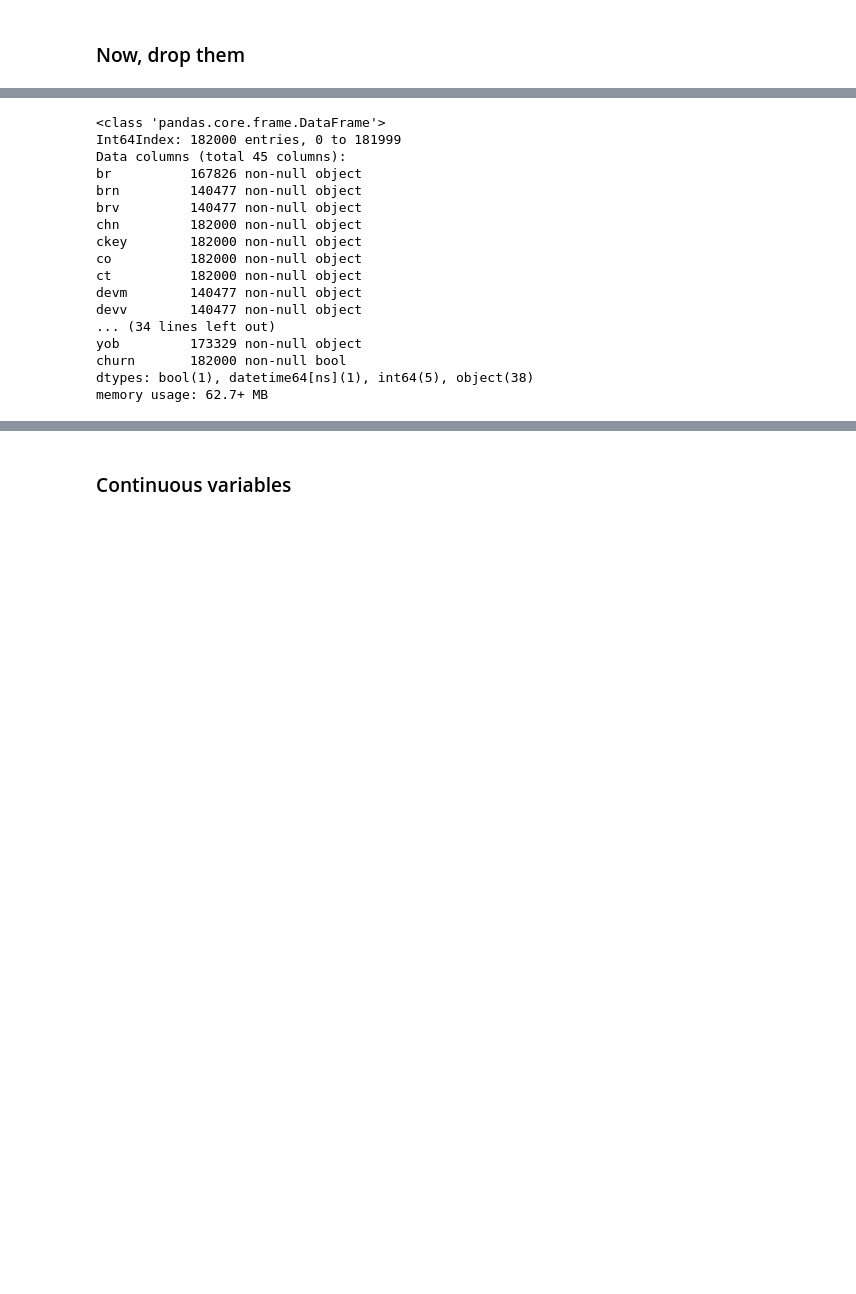
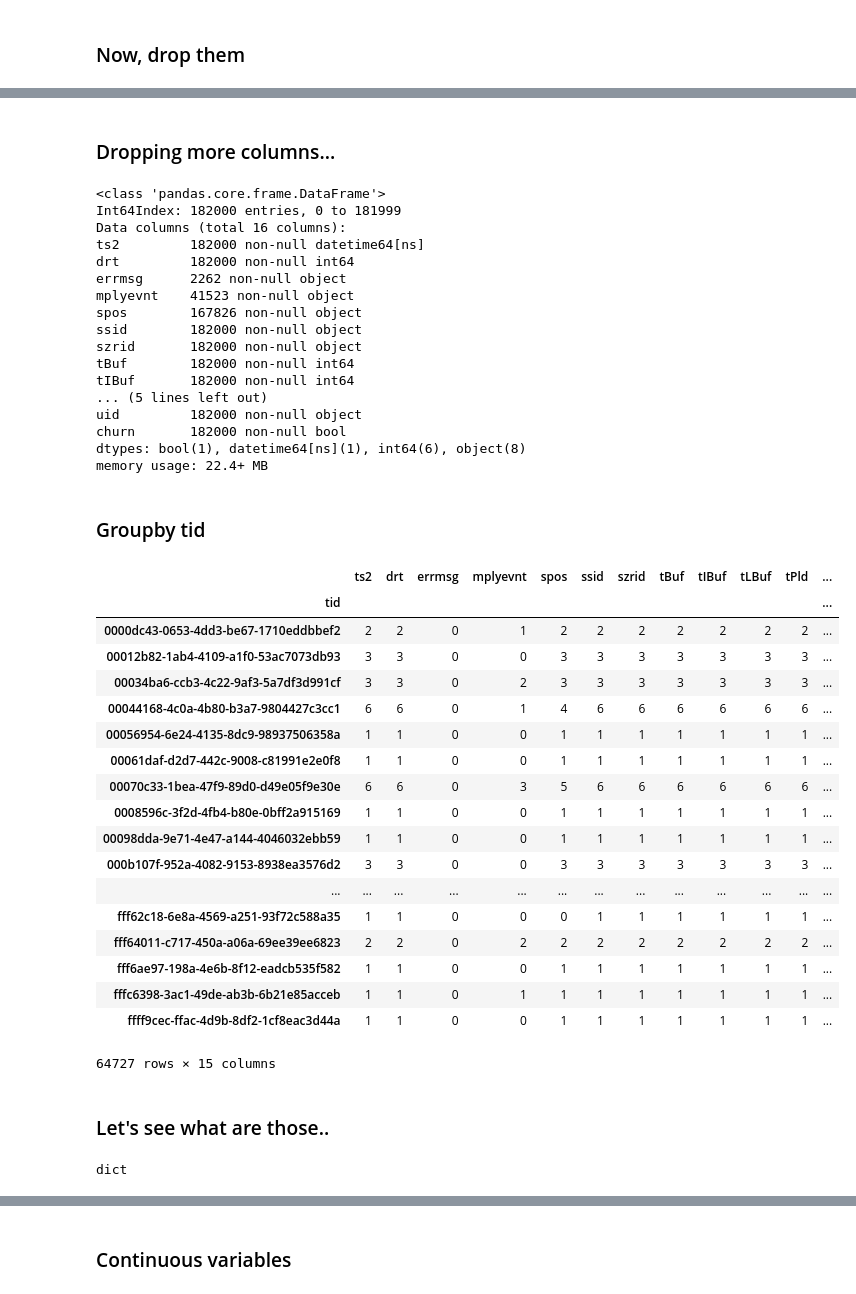
Before and after one commit to DoosanJung/STZR, a Jupyter notebook: EDA.ipynb, the cells around one changed output, grey strips where cells are left out. Cells and saved outputs as stored; diff of their text form; code cells hidden in the pictures; blank space fills up the shorter version.

```diff
--- a/EDA.ipynb
+++ b/EDA.ipynb
@@ -479,20 +497,51 @@ for col in drop_col_lst:
+# %% [markdown]
+### Dropping more columns...
+# %%
+# Only columns of interest
+tmp_dfs = dfs[['ts2','drt','errmsg','mplyevnt','spos','ssid','szrid','tBuf','tIBuf','tLBuf','tPld','tVH','tid','type','uid','churn']]
 # %%
-dfs.info()
+tmp_dfs.info()
 # %% [output]
 <class 'pandas.core.frame.DataFrame'>
 Int64Index: 182000 entries, 0 to 181999
-Data columns (total 45 columns):
-br          167826 non-null object
-brn         140477 non-null object
-brv         140477 non-null object
-chn         182000 non-null object
-ckey        182000 non-null object
-co          182000 non-null object
-ct          182000 non-null object
-devm        140477 non-null object
-devv        140477 non-null object
-... (34 lines left out)
-yob         173329 non-null object
+Data columns (total 16 columns):
+ts2         182000 non-null datetime64[ns]
+drt         182000 non-null int64
+errmsg      2262 non-null object
+mplyevnt    41523 non-null object
+spos        167826 non-null object
+ssid        182000 non-null object
+szrid       182000 non-null object
+tBuf        182000 non-null int64
+tIBuf       182000 non-null int64
+... (5 lines left out)
+uid         182000 non-null object
 churn       182000 non-null bool
-dtypes: bool(1), datetime64[ns](1), int64(5), object(38)
-memory usage: 62.7+ MB
+dtypes: bool(1), datetime64[ns](1), int64(6), object(8)
+memory usage: 22.4+ MB
+# %% [markdown]
+### Groupby tid
+# %%
+tmp_dfs.groupby('tid').count()
+# %% [output]
+|  | ts2 | drt | errmsg | mplyevnt | spos | ssid | szrid | tBuf | tIBuf | tLBuf | tPld | ... |
+| tid |  |  |  |  |  |  |  |  |  |  |  | ... |
+| 0000dc43-0653-4dd3-be67-1710eddbbef2 | 2 | 2 | 0 | 1 | 2 | 2 | 2 | 2 | 2 | 2 | 2 | ... |
+| 00012b82-1ab4-4109-a1f0-53ac7073db93 | 3 | 3 | 0 | 0 | 3 | 3 | 3 | 3 | 3 | 3 | 3 | ... |
+| 00034ba6-ccb3-4c22-9af3-5a7df3d991cf | 3 | 3 | 0 | 2 | 3 | 3 | 3 | 3 | 3 | 3 | 3 | ... |
+| 00044168-4c0a-4b80-b3a7-9804427c3cc1 | 6 | 6 | 0 | 1 | 4 | 6 | 6 | 6 | 6 | 6 | 6 | ... |
+| 00056954-6e24-4135-8dc9-98937506358a | 1 | 1 | 0 | 0 | 1 | 1 | 1 | 1 | 1 | 1 | 1 | ... |
+| 00061daf-d2d7-442c-9008-c81991e2e0f8 | 1 | 1 | 0 | 0 | 1 | 1 | 1 | 1 | 1 | 1 | 1 | ... |
+| 00070c33-1bea-47f9-89d0-d49e05f9e30e | 6 | 6 | 0 | 3 | 5 | 6 | 6 | 6 | 6 | 6 | 6 | ... |
+| 0008596c-3f2d-4fb4-b80e-0bff2a915169 | 1 | 1 | 0 | 0 | 1 | 1 | 1 | 1 | 1 | 1 | 1 | ... |
+| 00098dda-9e71-4e47-a144-4046032ebb59 | 1 | 1 | 0 | 0 | 1 | 1 | 1 | 1 | 1 | 1 | 1 | ... |
+| 000b107f-952a-4082-9153-8938ea3576d2 | 3 | 3 | 0 | 0 | 3 | 3 | 3 | 3 | 3 | 3 | 3 | ... |
+| ... | ... | ... | ... | ... | ... | ... | ... | ... | ... | ... | ... | ... |
+| fff62c18-6e8a-4569-a251-93f72c588a35 | 1 | 1 | 0 | 0 | 0 | 1 | 1 | 1 | 1 | 1 | 1 | ... |
+| fff64011-c717-450a-a06a-69ee39ee6823 | 2 | 2 | 0 | 2 | 2 | 2 | 2 | 2 | 2 | 2 | 2 | ... |
+| fff6ae97-198a-4e6b-8f12-eadcb535f582 | 1 | 1 | 0 | 0 | 1 | 1 | 1 | 1 | 1 | 1 | 1 | ... |
+| fffc6398-3ac1-49de-ab3b-6b21e85acceb | 1 | 1 | 0 | 1 | 1 | 1 | 1 | 1 | 1 | 1 | 1 | ... |
+| ffff9cec-ffac-4d9b-8df2-1cf8eac3d44a | 1 | 1 | 0 | 0 | 1 | 1 | 1 | 1 | 1 | 1 | 1 | ... |
+64727 rows × 15 columns
+# %% [markdown]
+### Let's see what are those..
@@ -498,0 +550,4 @@ memory usage: 62.7+ MB
+# %%
+type(tid_grouped.groups)
+# %% [output]
+dict
```
Also changed, not shown: parts of 55 cells of this notebook, 1 other file.
